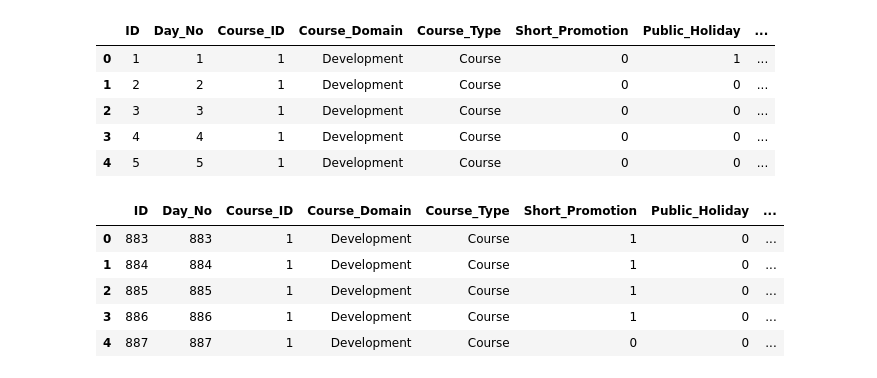
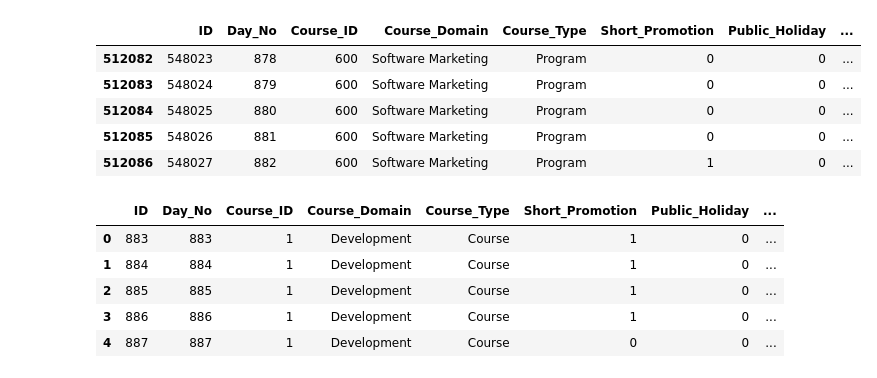
Before and after one commit to ashishrai512/BAIN-, a Jupyter notebook: bain.ipynb, the cells around one changed output. Cells and saved outputs as stored; diff of their text form; code cells hidden in the pictures.

```diff
--- a/bain.ipynb
+++ b/bain.ipynb
@@ -67,14 +65,14 @@ test = pd.read_csv("test.csv")
 train['Course_ID'] = train['Course_ID'].astype('object')
 train['Day_No'] = train['Day_No'].astype('object')
 # %%
-train.head()
+train.tail()
 # %% [output]
 |  | ID | Day_No | Course_ID | Course_Domain | Course_Type | Short_Promotion | Public_Holiday | ... |
-| 0 | 1 | 1 | 1 | Development | Course | 0 | 1 | ... |
-| 1 | 2 | 2 | 1 | Development | Course | 0 | 0 | ... |
-| 2 | 3 | 3 | 1 | Development | Course | 0 | 0 | ... |
-| 3 | 4 | 4 | 1 | Development | Course | 0 | 0 | ... |
-| 4 | 5 | 5 | 1 | Development | Course | 0 | 0 | ... |
+| 512082 | 548023 | 878 | 600 | Software Marketing | Program | 0 | 0 | ... |
+| 512083 | 548024 | 879 | 600 | Software Marketing | Program | 0 | 0 | ... |
+| 512084 | 548025 | 880 | 600 | Software Marketing | Program | 0 | 0 | ... |
+| 512085 | 548026 | 881 | 600 | Software Marketing | Program | 0 | 0 | ... |
+| 512086 | 548027 | 882 | 600 | Software Marketing | Program | 1 | 0 | ... |
 # %%
 test.head()
 # %% [output]
```
Also changed, not shown: parts of 34 cells of this notebook.
